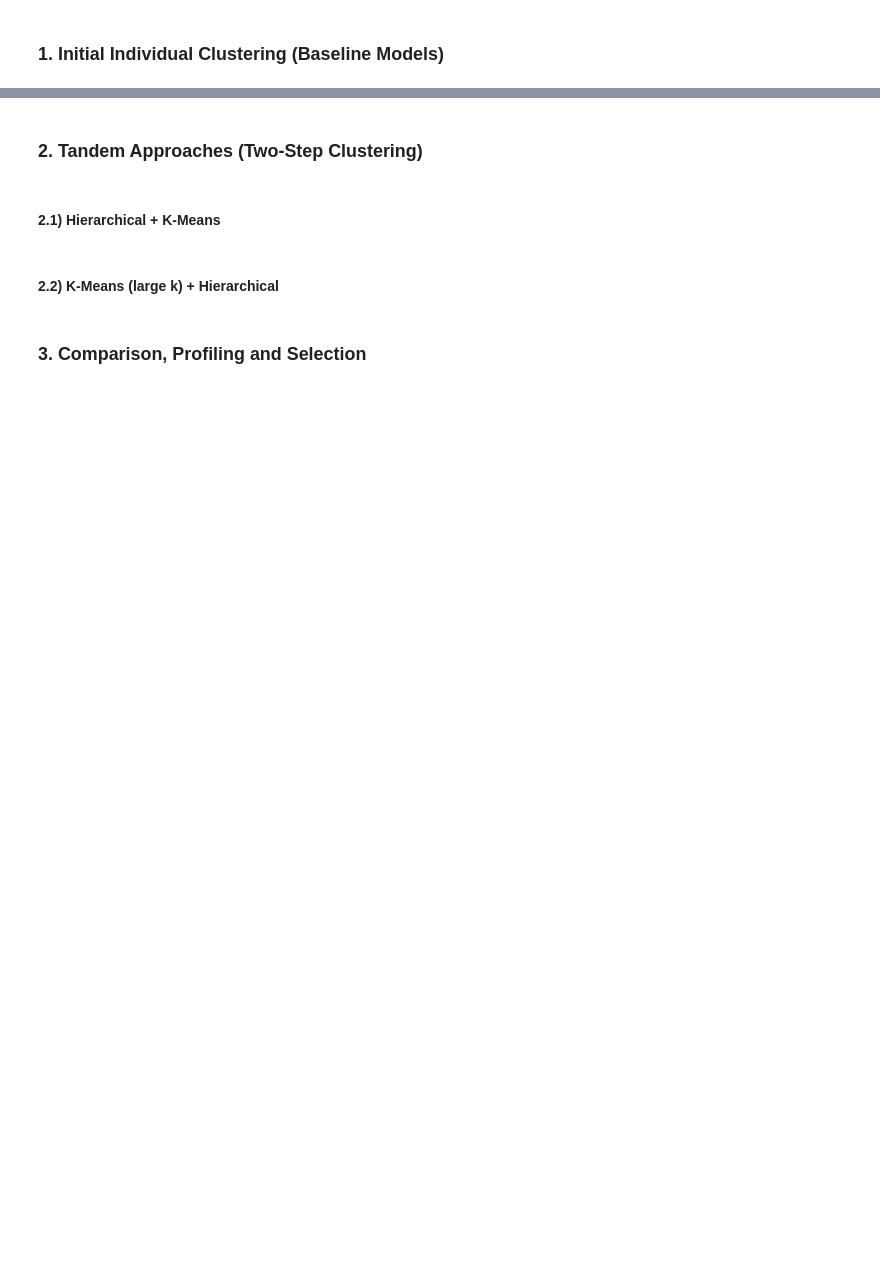
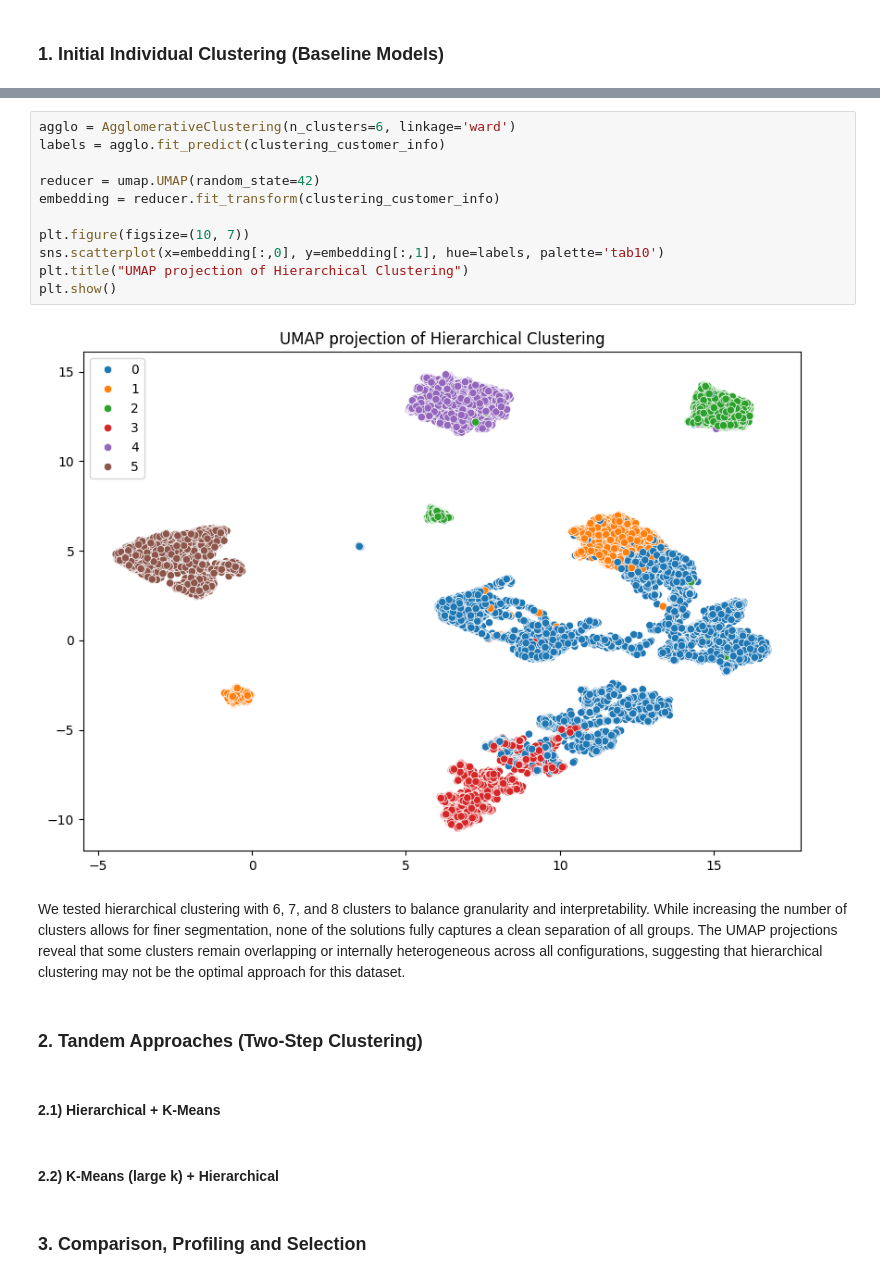
Before and after one commit to tiagocrz/ML-II-Customer-Segmentation, a Jupyter notebook: Notebooks/Clustering.ipynb, the cells around one changed output, grey strips where cells are left out. Saved outputs shown, nothing was run; the diff lists cells and outputs as text; blank space fills up the shorter version.

```diff
--- a/Notebooks/Clustering.ipynb
+++ b/Notebooks/Clustering.ipynb
@@ -21,3 +97,18 @@ customer_info.head()
+# %%
+agglo = AgglomerativeClustering(n_clusters=6, linkage='ward')
+labels = agglo.fit_predict(clustering_customer_info)
+
+reducer = umap.UMAP(random_state=42)
+embedding = reducer.fit_transform(clustering_customer_info)
+
+plt.figure(figsize=(10, 7))
+sns.scatterplot(x=embedding[:,0], y=embedding[:,1], hue=labels, palette='tab10')
+plt.title("UMAP projection of Hierarchical Clustering")
+plt.show()
+# %% [output]
+[figure, added]
+# %% [markdown]
+We tested hierarchical clustering with 6, 7, and 8 clusters to balance granularity and interpretability. While increasing the number of clusters allows for finer segmentation, none of the solutions fully captures a clean separation of all groups. The UMAP projections reveal that some clusters remain overlapping or internally heterogeneous across all configurations, suggesting that hierarchical clustering may not be the optimal approach for this dataset.
 # %% [markdown]
 ### 2. Tandem Approaches (Two-Step Clustering)
 # %% [markdown]
```
Also changed, not shown: parts of 10 cells of this notebook.
